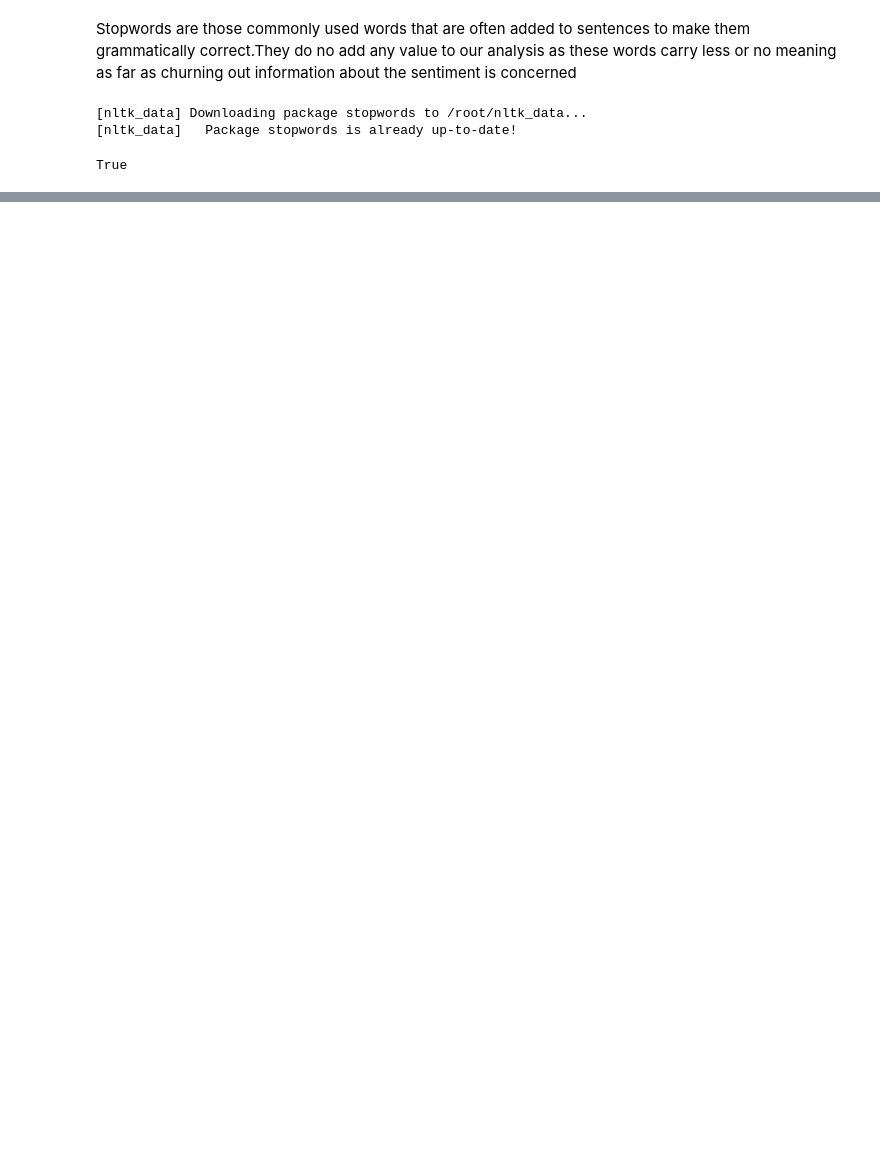
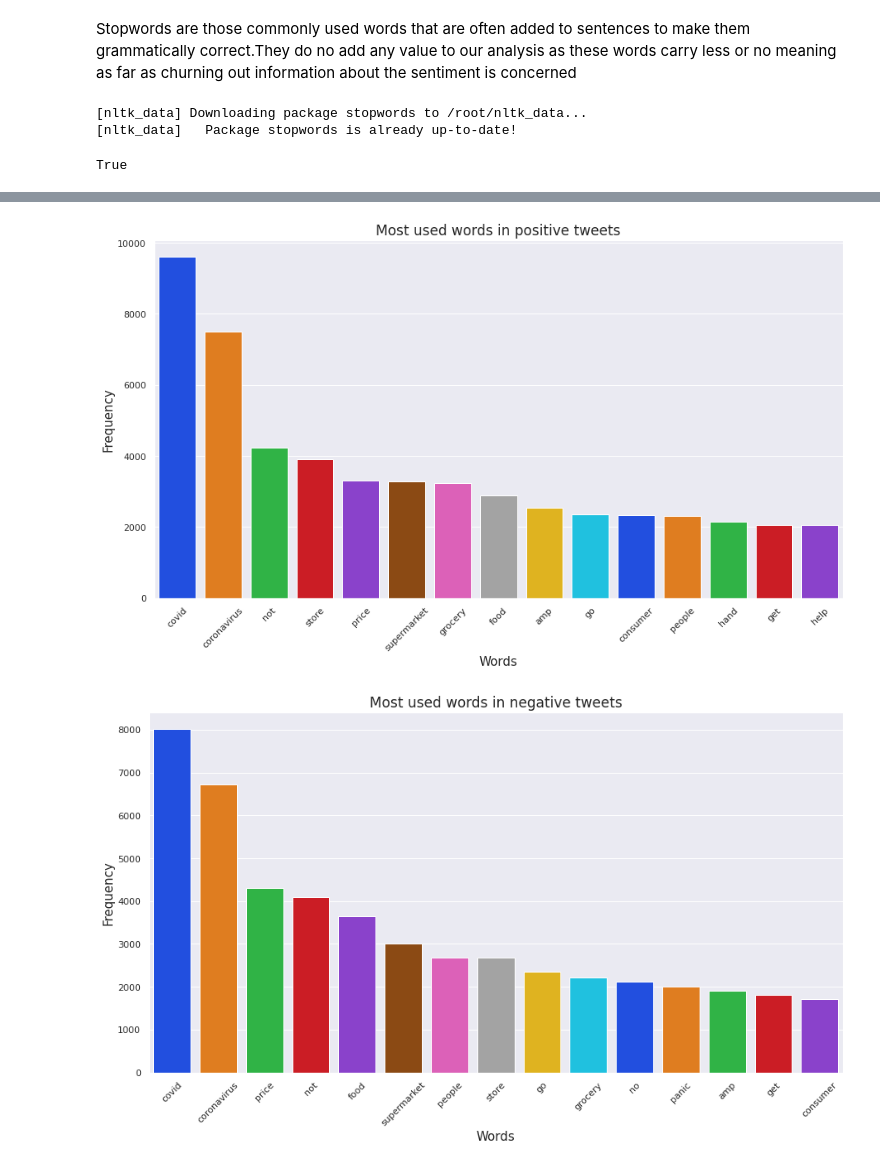
Before and after one commit to manjusreekc/Classification-Coronavirus-Tweet-Sentiment-Analysis, a Jupyter notebook: Coronavirus_Tweet_Sentiment_Analysis_Manjusree_K_C_Capstone_Project.ipynb, the cells around one changed output, grey strips where cells are left out. Saved outputs shown, nothing was run; the diff lists cells and outputs as text; code cells hidden in the pictures; blank space fills up the shorter version.

```diff
--- a/Coronavirus_Tweet_Sentiment_Analysis_Manjusree_K_C_Capstone_Project.ipynb
+++ b/Coronavirus_Tweet_Sentiment_Analysis_Manjusree_K_C_Capstone_Project.ipynb
@@ -582,0 +708,35 @@ df['cleaned tweet'] = df['cleaned tweet'].apply(text_process)
+# %%
+def word_freq_map(dataframe):
+
+  dataframe.reset_index(inplace=True)
+  #Renaming the columns of our dataframe
+  dataframe.rename(columns = {'index': "Word" , 0 : "Frequency"} , inplace = True)
+
+  #Sorting our PosFrequency dataset by Frequency values so that we have the top 15 most frequent words present in tweets of positive sentiment
+  dataframe = dataframe.sort_values(by = "Frequency" , ascending = False )[:15]
+
+  sns.set(rc = {'figure.figsize':(15,8)})
+  sns.barplot(x="Word" , y ="Frequency" , data = dataframe , palette = "bright")
+
+  plt.xticks(rotation=45)
+  plt.xlabel("Words", fontsize=15)
+  plt.ylabel("Frequency", fontsize=15)
+# %%
+#Creating a subset of our main dataframe that will contain records of only positive sentiment and passing it into vectorization function
+Posfrequency_df = vectorization(positive, "lemmatized_tweet")
+plt.title("Most used words in positive tweets", fontsize=17)
+word_freq_map(Posfrequency_df)
+plt.show()
+
+Negfrequency_df = vectorization(negative, "lemmatized_tweet")
+plt.title("Most used words in negative tweets", fontsize=17)
+word_freq_map(Negfrequency_df)
+plt.show()
+
+Neutral_frequency_df = vectorization(neutral, "lemmatized_tweet")
+plt.title("Most used words in neutral tweets", fontsize=17)
+word_freq_map(Neutral_frequency_df)
+plt.show()
+# %% [output]
+[figure, added]
+[figure, added]
```
Also changed, not shown: parts of 47 cells of this notebook.
